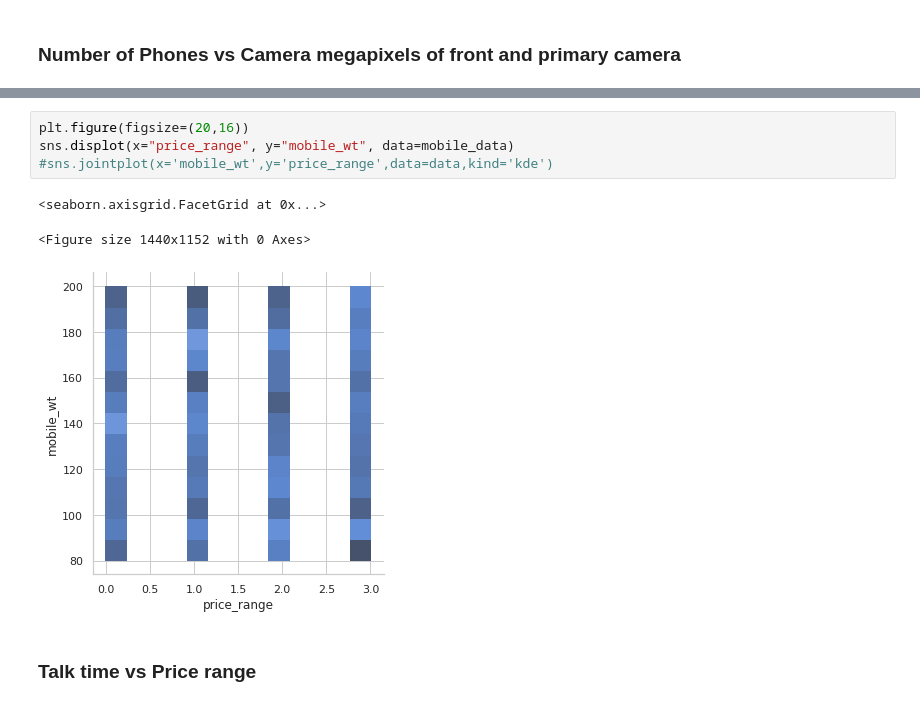
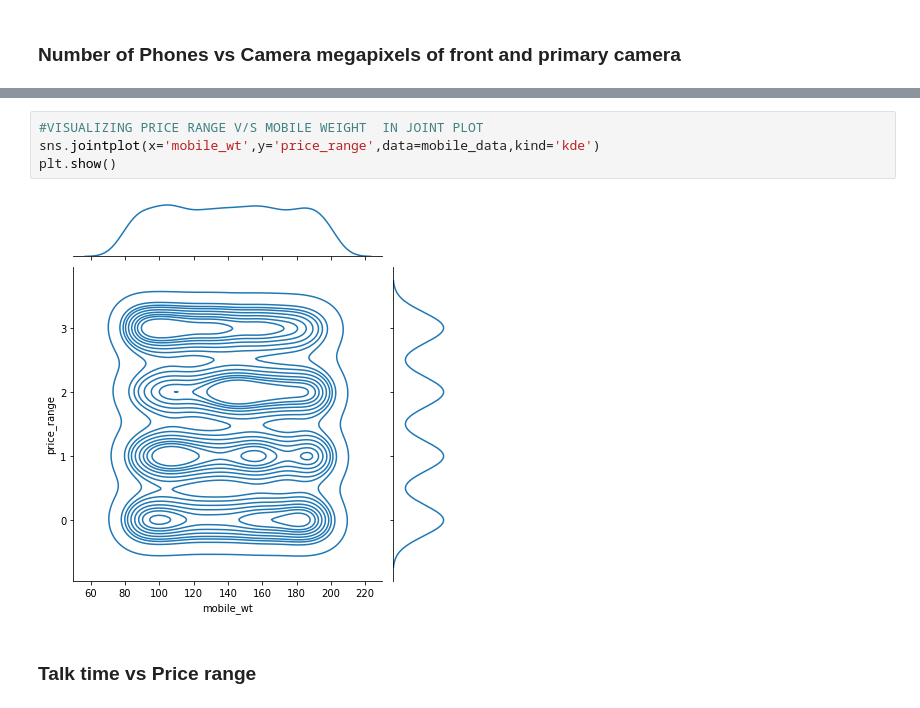
Before and after one commit to Amoghakrao/Mobile-Price-Range-Prediction, a Jupyter notebook: Mobile_Price_Range_Prediction_Amogha_K.ipynb, the cells around one changed output, grey strips where cells are left out. Drawn from its saved outputs; the diff is of its cells as text.

```diff
--- a/Mobile_Price_Range_Prediction_Amogha_K.ipynb
+++ b/Mobile_Price_Range_Prediction_Amogha_K.ipynb
@@ -359,11 +371,9 @@ plt.show()
-# %%
-plt.figure(figsize=(20,16))
-sns.displot(x="price_range", y="mobile_wt", data=mobile_data)
-#sns.jointplot(x='mobile_wt',y='price_range',data=data,kind='kde')
-# %% [output]
-<seaborn.axisgrid.FacetGrid at 0x...>
-<Figure size 1440x1152 with 0 Axes>
-[figure, removed]
+# %%
+#VISUALIZING PRICE RANGE V/S MOBILE WEIGHT  IN JOINT PLOT
+sns.jointplot(x='mobile_wt',y='price_range',data=mobile_data,kind='kde')
+plt.show()
+# %% [output]
+[figure, added]
 # %% [markdown]
 ### **Talk time vs Price range**
 # %%
```
Also changed, not shown: parts of 82 cells of this notebook.
